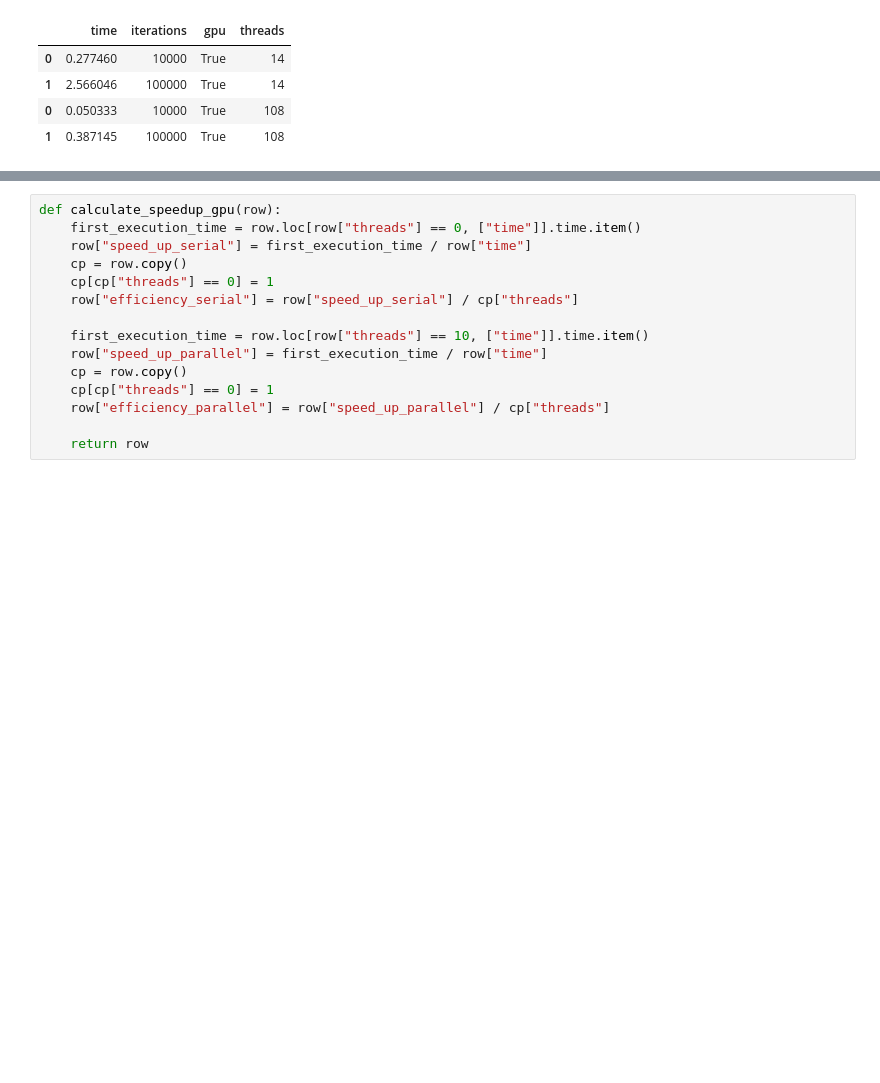
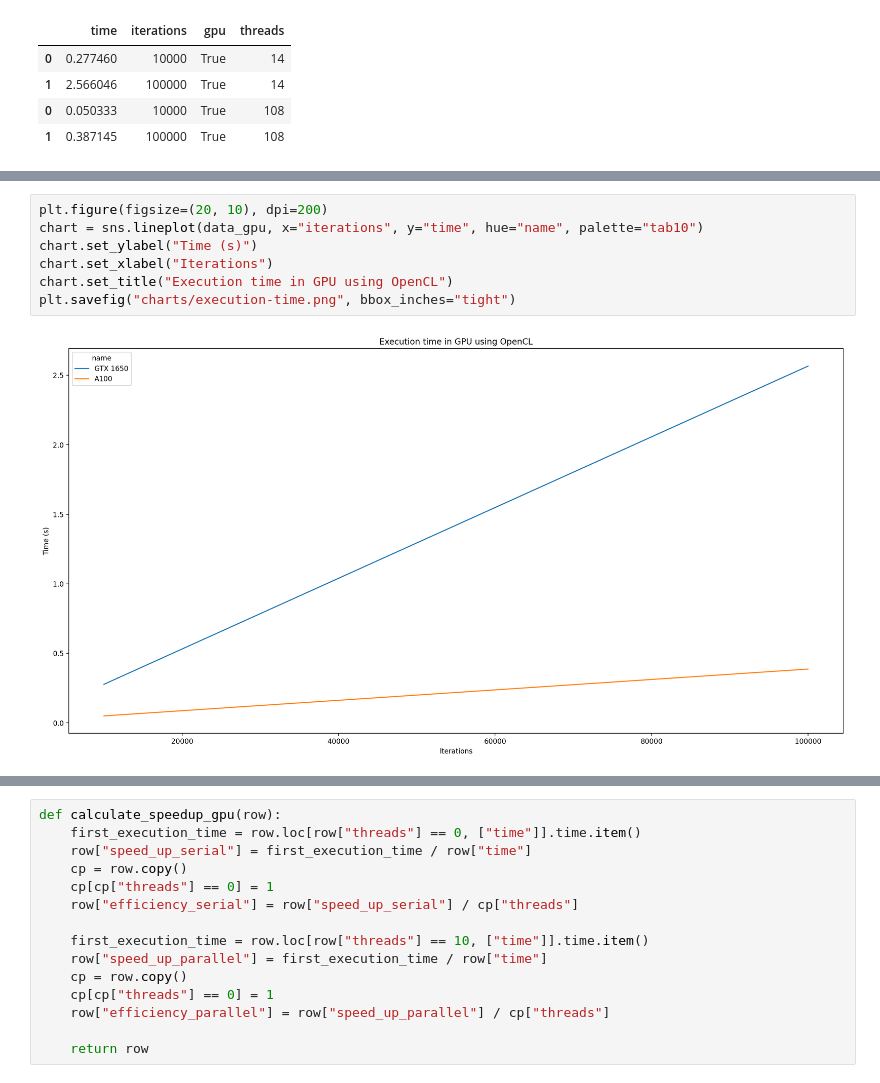
Before and after one commit to AlmirNeeto99/mandelbrot-opencl, a Jupyter notebook: analysis/analysis.ipynb, the cells around one changed output, grey strips where cells are left out. Saved outputs shown, nothing was run; the diff lists cells and outputs as text; blank space fills up the shorter version.

```diff
--- a/analysis/analysis.ipynb
+++ b/analysis/analysis.ipynb
@@ -150,3 +160,12 @@ data_gpu
+# %%
+plt.figure(figsize=(20, 10), dpi=200)
+chart = sns.lineplot(data_gpu, x="iterations", y="time", hue="name", palette="tab10")
+chart.set_ylabel("Time (s)")
+chart.set_xlabel("Iterations")
+chart.set_title("Execution time in GPU using OpenCL")
+plt.savefig("charts/execution-time.png", bbox_inches="tight")
+# %% [output]
+[figure, added]
 # %%
 data = pd.concat([base, data_gpu], axis=0)
 data.reset_index(inplace=True, drop=True)
```
Also changed, not shown: parts of 3 cells of this notebook.
